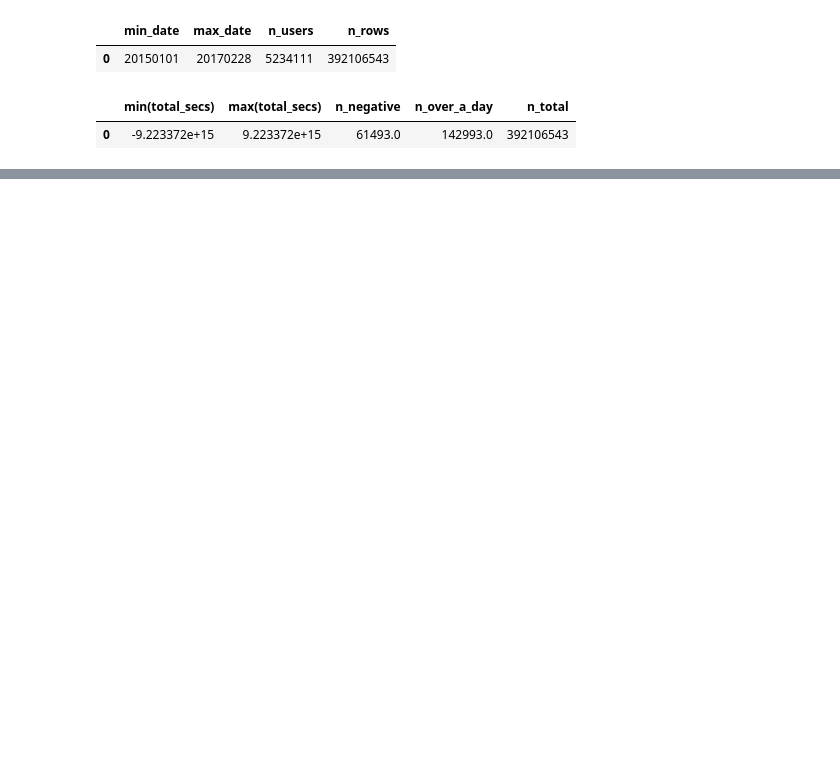
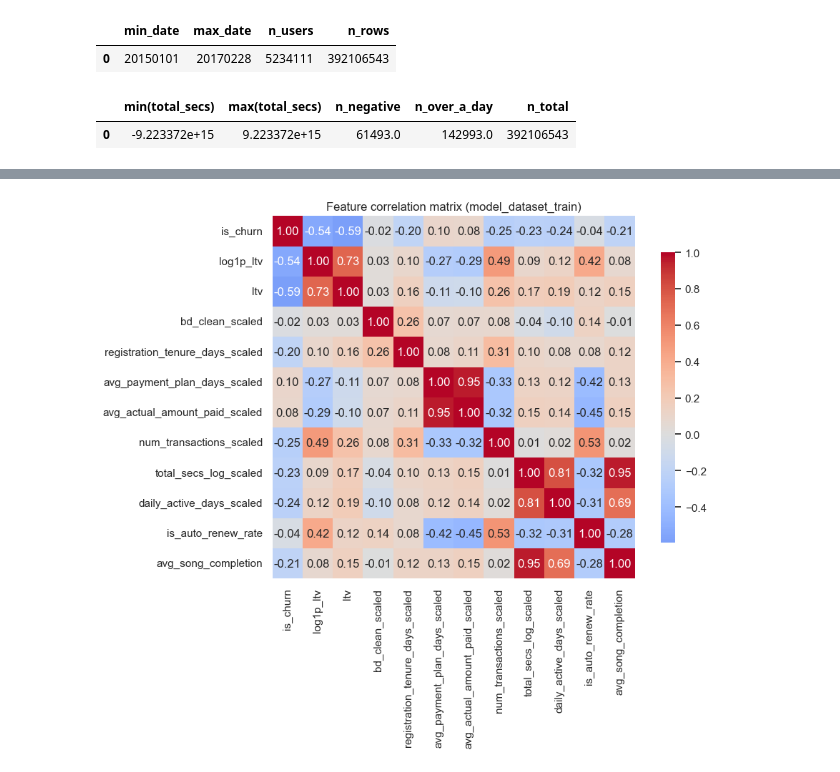
Before and after one commit to jagan010101/kkbox-churn-prediction, a Jupyter notebook: 01_EDA.ipynb, the cells around one changed output, grey strips where cells are left out. Drawn from its saved outputs; the diff is of its cells as text; code cells hidden in the pictures; blank space fills up the shorter version.

```diff
--- a/01_EDA.ipynb
+++ b/01_EDA.ipynb
@@ -219,0 +274,15 @@ display(bad_secs)
+# %%
+model_df = con.execute(f"select * exclude (msno) from '{p('model_dataset_train')}'").df()
+
+nominal_cols = ["city_enc", "gender_enc", "registered_via_enc", "payment_method_id_enc"]
+corr_cols = [c for c in model_df.columns if c not in nominal_cols]
+
+corr = model_df[corr_cols].corr()
+
+fig, ax = plt.subplots(figsize=(10, 8))
+sns.heatmap(corr, annot=True, fmt=".2f", cmap="coolwarm", center=0, square=True,
+            cbar_kws={"shrink": 0.8}, ax=ax)
+ax.set_title("Feature correlation matrix (model_dataset_train)")
+fig.tight_layout()
+# %% [output]
+[figure, added]
```
Also changed, not shown: parts of 33 cells of this notebook, 30 other files.
